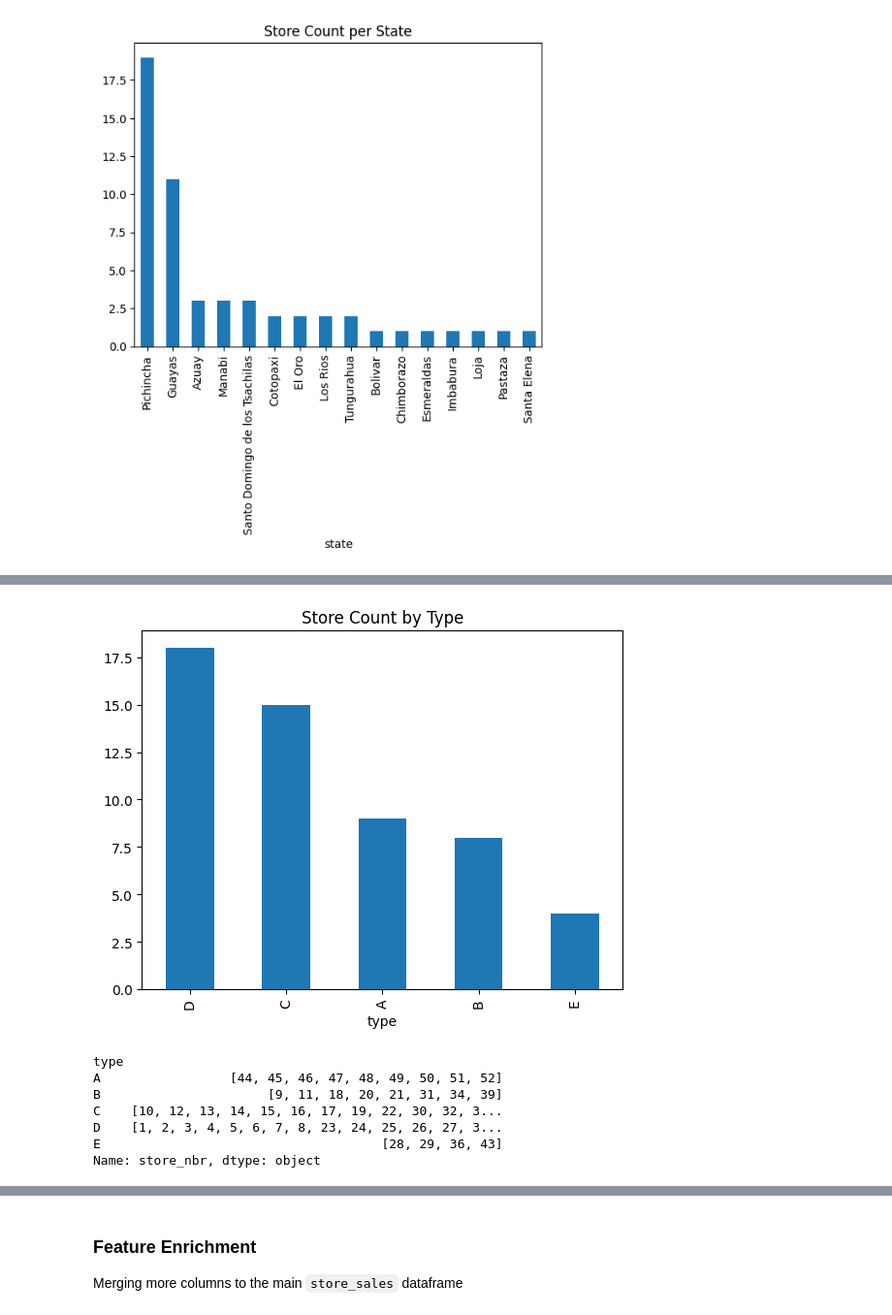
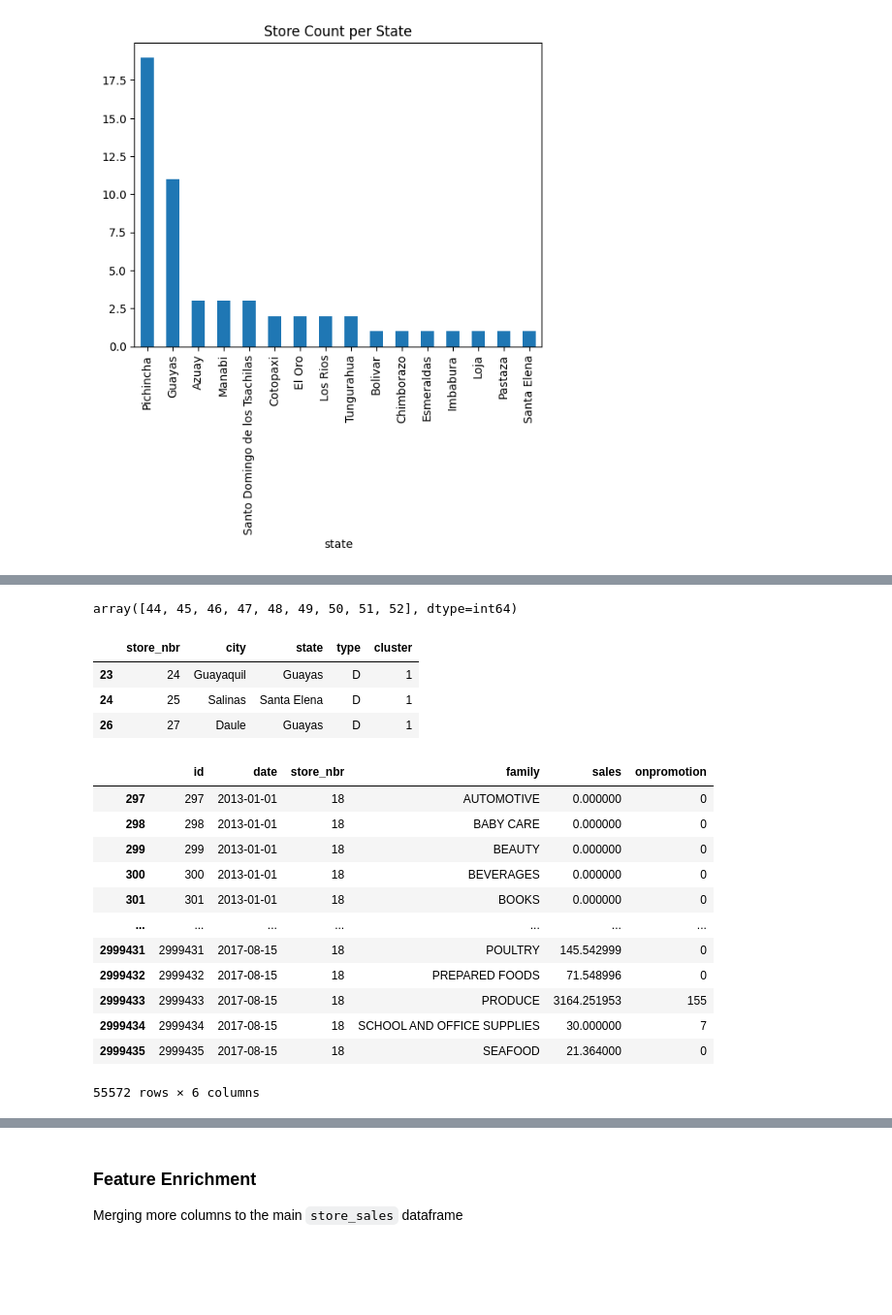
Before and after one commit to Anteemony/sktime-storesales-forecasting, a Jupyter notebook: notebooks/Store_Sales_Forecasting_with_Sktime.ipynb, the cells around one changed output, grey strips where cells are left out. Shown at 97% size. Drawn from its saved outputs; the diff is of its cells as text; code cells hidden in the pictures; blank space fills up the shorter version.

```diff
--- a/notebooks/Store_Sales_Forecasting_with_Sktime.ipynb
+++ b/notebooks/Store_Sales_Forecasting_with_Sktime.ipynb
@@ -396,19 +484,34 @@ E                                     [28, 29, 36, 43]
 Name: store_nbr, dtype: object
-# %%
-# Number of stores in each type
-store_type_count = store_metadata.groupby("type").store_nbr.nunique().sort_values(ascending=False)
-store_type_count.plot(kind="bar", title="Store Count by Type");
-# %% [output]
-[figure, removed]
-# %%
-# View stores in each type
-store_type_items = store_metadata.groupby("type").store_nbr.unique()
-store_type_items
-# %% [output]
-type
-A                 [44, 45, 46, 47, 48, 49, 50, 51, 52]
-B                      [9, 11, 18, 20, 21, 31, 34, 39]
-C    [10, 12, 13, 14, 15, 16, 17, 19, 22, 30, 32, 3...
-D    [1, 2, 3, 4, 5, 6, 7, 8, 23, 24, 25, 26, 27, 3...
-E                                     [28, 29, 36, 43]
-Name: store_nbr, dtype: object
+# %%
+store_cluster_items[0]
+# %% [output]
+array([44, 45, 46, 47, 48, 49, 50, 51, 52], dtype=int64)
+# %%
+# Examine stores in cluster 1
+
+store_metadata[store_metadata["store_nbr"].isin(store_cluster_items[0])]
+# %% [output]
+|  | store_nbr | city | state | type | cluster |
+| 23 | 24 | Guayaquil | Guayas | D | 1 |
+| 24 | 25 | Salinas | Santa Elena | D | 1 |
+| 26 | 27 | Daule | Guayas | D | 1 |
+# %%
+# Examine sales of stores in cluster n
+
+n=7
+cluster_sales = store_sales[store_sales["store_nbr"].isin(store_cluster_items[n])]
+cluster_sales
+# %% [output]
+|  | id | date | store_nbr | family | sales | onpromotion |
+| 297 | 297 | 2013-01-01 | 18 | AUTOMOTIVE | 0.000000 | 0 |
+| 298 | 298 | 2013-01-01 | 18 | BABY CARE | 0.000000 | 0 |
+| 299 | 299 | 2013-01-01 | 18 | BEAUTY | 0.000000 | 0 |
+| 300 | 300 | 2013-01-01 | 18 | BEVERAGES | 0.000000 | 0 |
+| 301 | 301 | 2013-01-01 | 18 | BOOKS | 0.000000 | 0 |
+| ... | ... | ... | ... | ... | ... | ... |
+| 2999431 | 2999431 | 2017-08-15 | 18 | POULTRY | 145.542999 | 0 |
+| 2999432 | 2999432 | 2017-08-15 | 18 | PREPARED FOODS | 71.548996 | 0 |
+| 2999433 | 2999433 | 2017-08-15 | 18 | PRODUCE | 3164.251953 | 155 |
+| 2999434 | 2999434 | 2017-08-15 | 18 | SCHOOL AND OFFICE SUPPLIES | 30.000000 | 7 |
+| 2999435 | 2999435 | 2017-08-15 | 18 | SEAFOOD | 21.364000 | 0 |
+55572 rows × 6 columns
```
Also changed, not shown: parts of 49 cells of this notebook, 2 other files.
